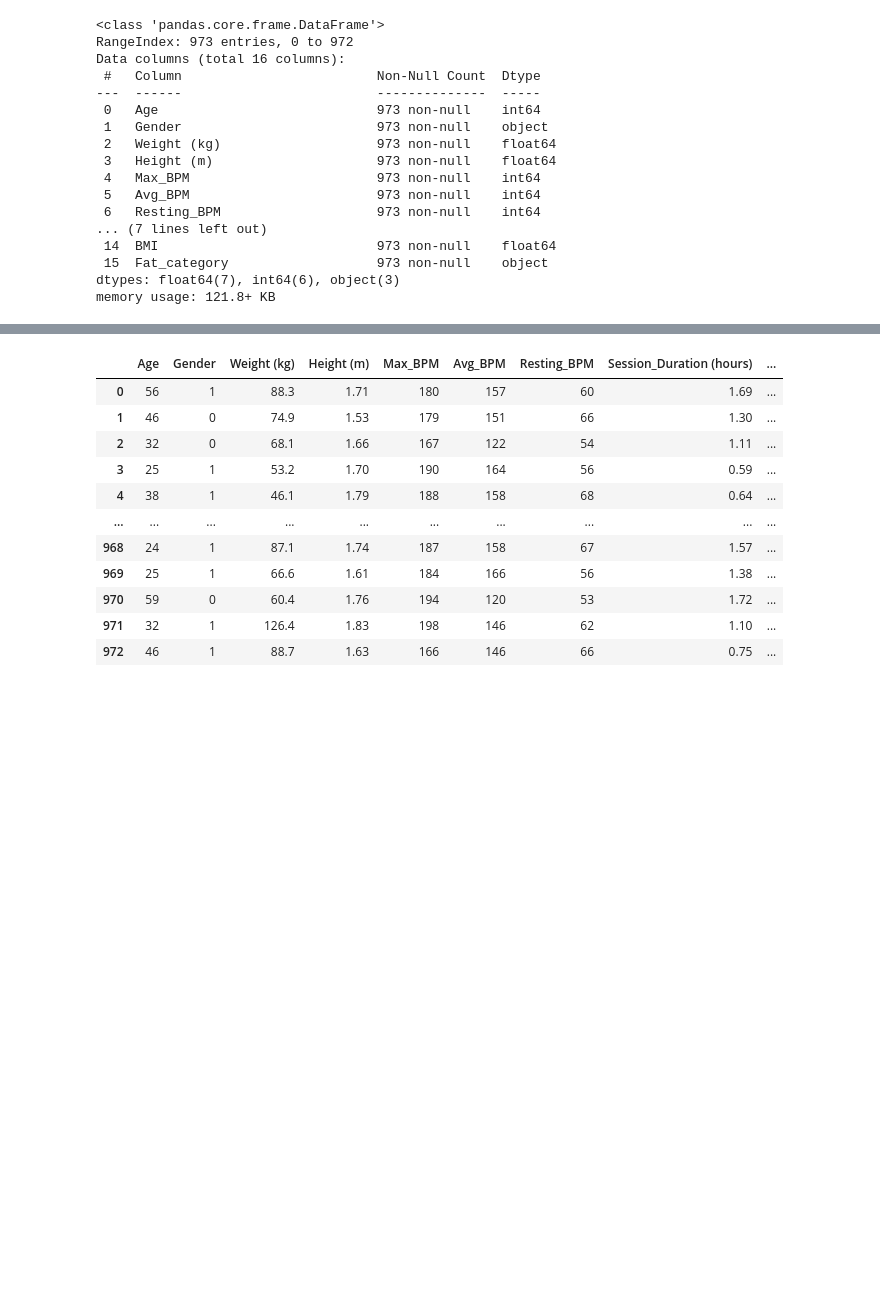
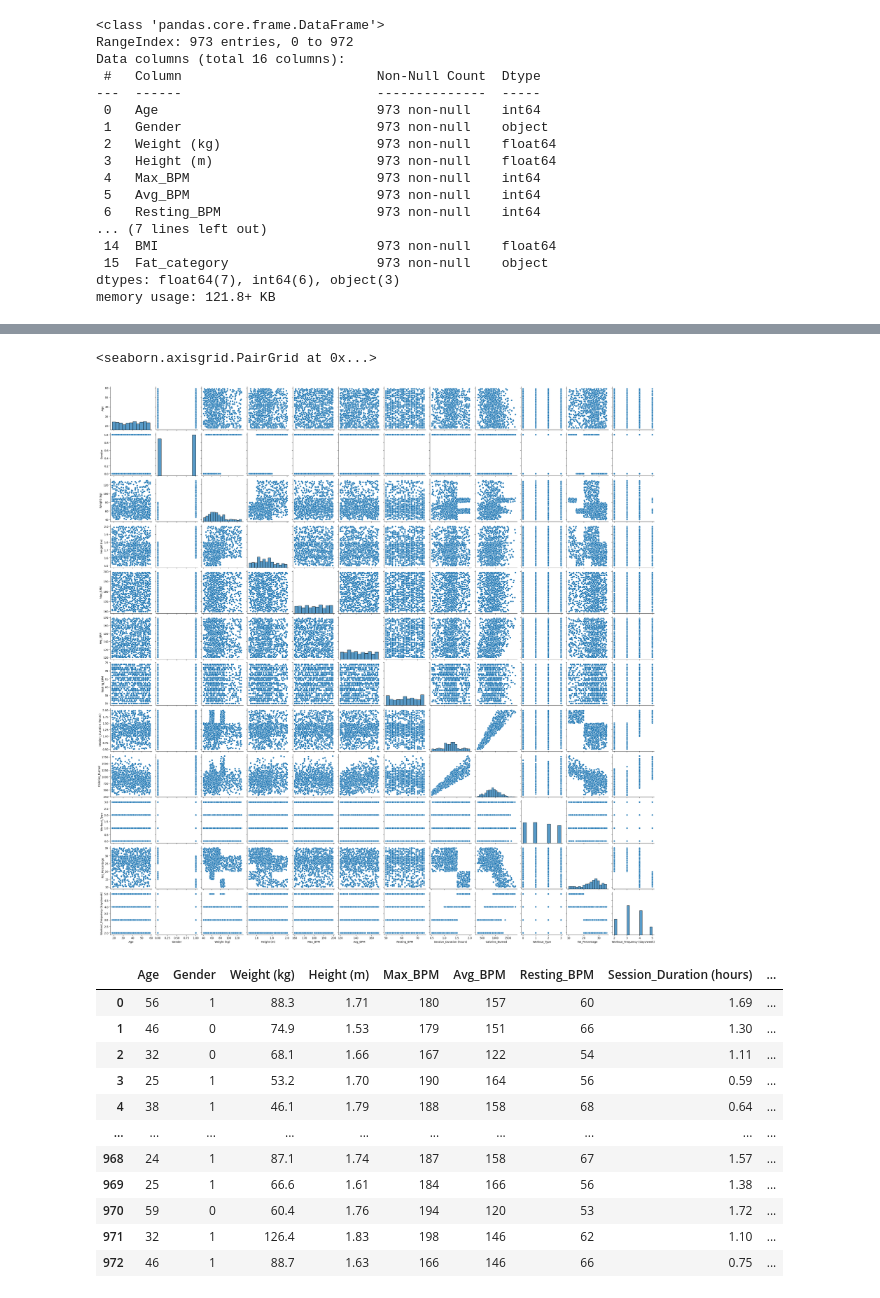
Before and after one commit to HenryGunadi/simple_linear_regression, a Jupyter notebook: main.ipynb, the cells around one changed output, grey strips where cells are left out. Cells and saved outputs as stored; diff of their text form; code cells hidden in the pictures; blank space fills up the shorter version.

```diff
--- a/main.ipynb
+++ b/main.ipynb
@@ -308,4 +280,3 @@ df.sample(10)
 # %%
 # drop unnecessary features
-new_df = df.drop(columns=['Experience_Level', 'BMI'])
-new_df.head()
+new_df = df.drop(columns=['Resting_BPM', 'Height (m)', 'Experience_Level', 'BMI', 'Water_Intake (liters)', 'Fat_category'])
@@ -319,3 +307,9 @@ new_df.head()
+# %%
+# visualize our data to pairplot using seaborn from sklearn
+sns.pairplot(new_df)
+# %% [output]
+<seaborn.axisgrid.PairGrid at 0x...>
+[figure, added]
 # %%
 # splitting variables
 y = new_df.iloc[:, 8] # dependent value
```
Also changed, not shown: parts of 22 cells of this notebook, 3 other files.
